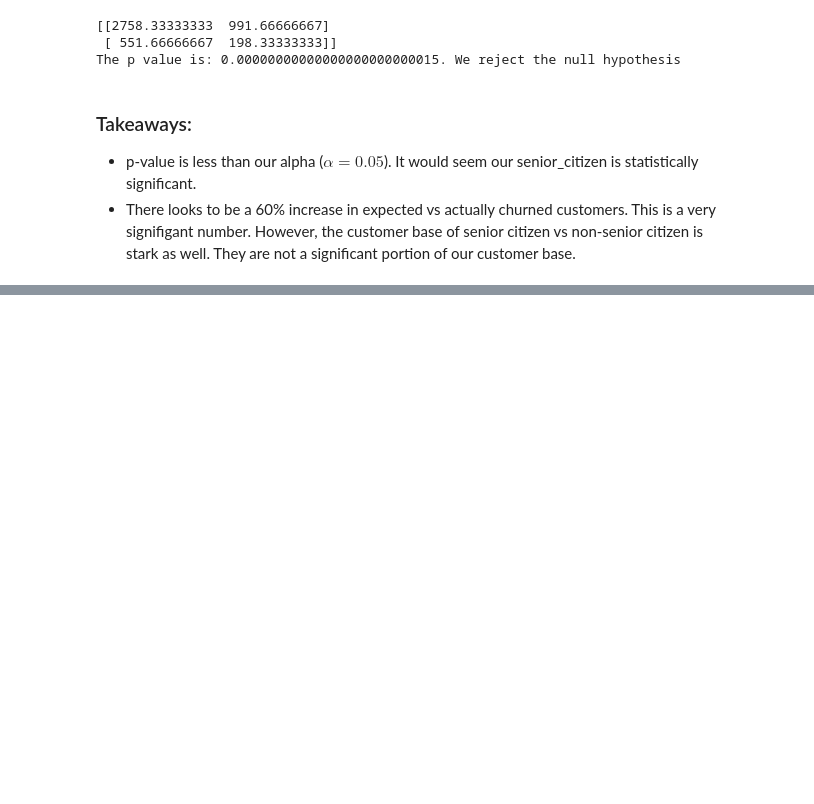
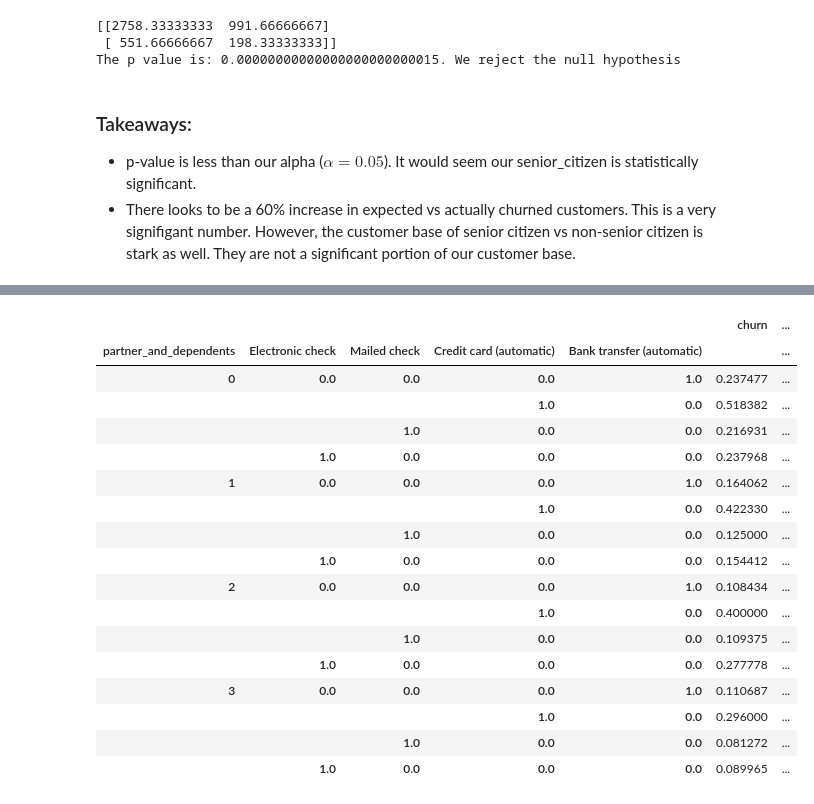
Before and after one commit to sonny-chase-nick-classification-project/telco_classification, a Jupyter notebook: Why_are_our_customers_churning.ipynb, the cells around one changed output, grey strips where cells are left out. Cells and saved outputs as stored; diff of their text form; code cells hidden in the pictures; blank space fills up the shorter version.

```diff
--- a/Why_are_our_customers_churning.ipynb
+++ b/Why_are_our_customers_churning.ipynb
@@ -562,0 +629,22 @@ The p value is: 0.00000000000000000000000015. We reject the null hypothesis
+# %%
+X_train.groupby(["partner_and_dependents",'Electronic check', 'Mailed check', 'Credit card (automatic)',
+       'Bank transfer (automatic)'])[["churn","monthly_charges"]].mean()
+# %% [output]
+|  |  |  |  |  | churn | ... |
+| partner_and_dependents | Electronic check | Mailed check | Credit card (automatic) | Bank transfer (automatic) |  | ... |
+| 0 | 0.0 | 0.0 | 0.0 | 1.0 | 0.237477 | ... |
+|  |  |  | 1.0 | 0.0 | 0.518382 | ... |
+|  |  | 1.0 | 0.0 | 0.0 | 0.216931 | ... |
+|  | 1.0 | 0.0 | 0.0 | 0.0 | 0.237968 | ... |
+| 1 | 0.0 | 0.0 | 0.0 | 1.0 | 0.164062 | ... |
+|  |  |  | 1.0 | 0.0 | 0.422330 | ... |
+|  |  | 1.0 | 0.0 | 0.0 | 0.125000 | ... |
+|  | 1.0 | 0.0 | 0.0 | 0.0 | 0.154412 | ... |
+| 2 | 0.0 | 0.0 | 0.0 | 1.0 | 0.108434 | ... |
+|  |  |  | 1.0 | 0.0 | 0.400000 | ... |
+|  |  | 1.0 | 0.0 | 0.0 | 0.109375 | ... |
+|  | 1.0 | 0.0 | 0.0 | 0.0 | 0.277778 | ... |
+| 3 | 0.0 | 0.0 | 0.0 | 1.0 | 0.110687 | ... |
+|  |  |  | 1.0 | 0.0 | 0.296000 | ... |
+|  |  | 1.0 | 0.0 | 0.0 | 0.081272 | ... |
+|  | 1.0 | 0.0 | 0.0 | 0.0 | 0.089965 | ... |
```
Also changed, not shown: parts of 18 cells of this notebook.
